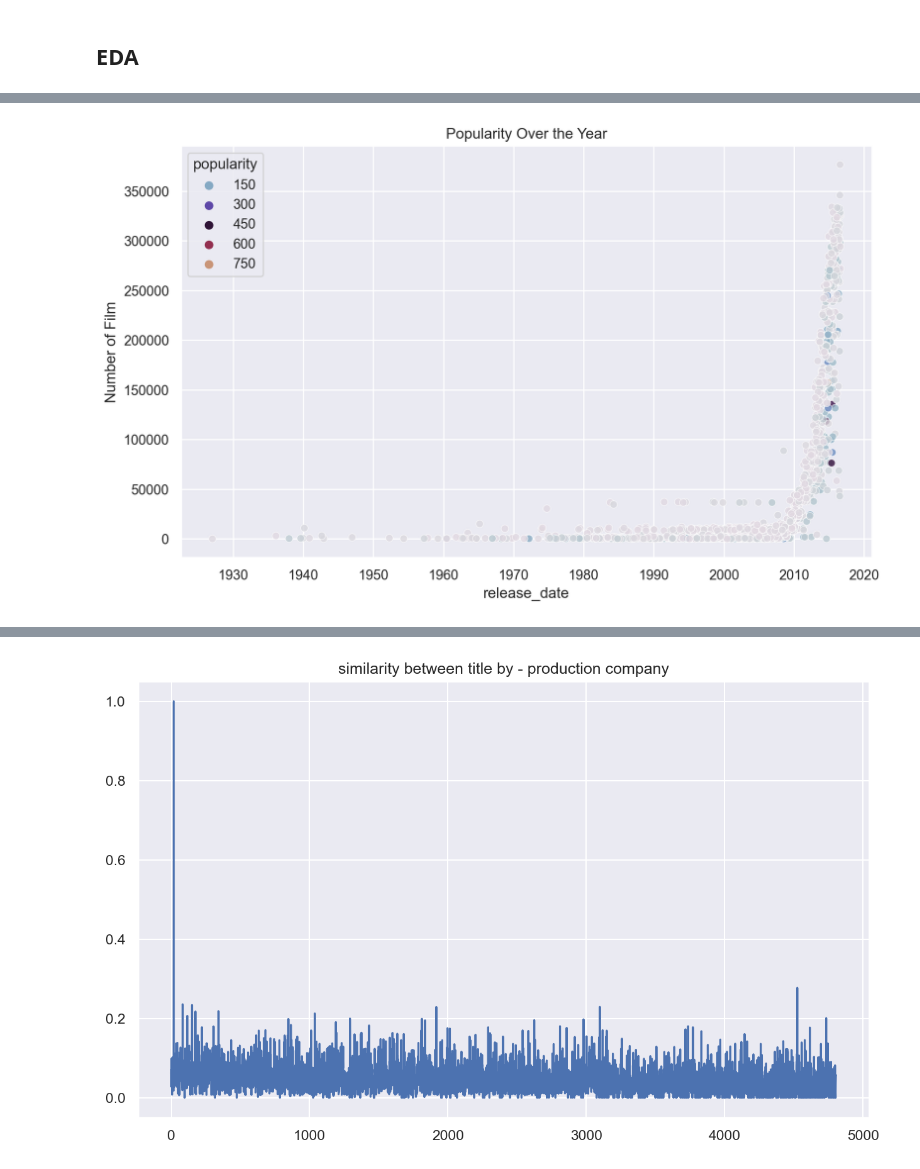
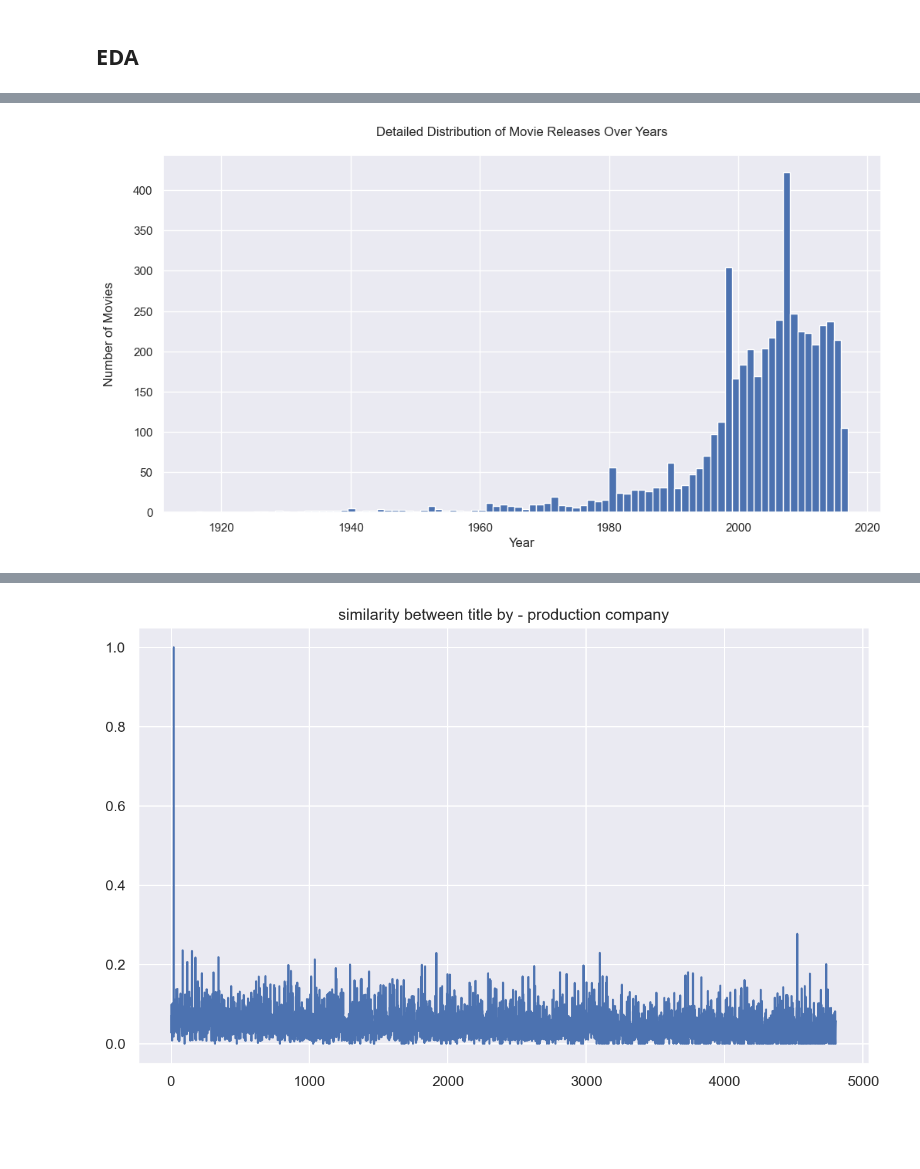
Before and after one commit to SimoneParvizi/Recomendation-system, a Jupyter notebook: Raccomandation_System.ipynb, the cells around one changed output, grey strips where cells are left out. Saved outputs shown, nothing was run; the diff lists cells and outputs as text; code cells hidden in the pictures; blank space fills up the shorter version.

```diff
--- a/Raccomandation_System.ipynb
+++ b/Raccomandation_System.ipynb
@@ -171,9 +132,10 @@ Name: popularity, dtype: float64
-# %%
-plt.figure(figsize=(10,6), dpi=200)
-sns.scatterplot(df[df['popularity']>22], x='release_date', y='id',
-                hue='popularity', alpha=.8, palette='twilight')
-plt.title("Popularity Over the Year")
-plt.ylabel("Number of Film");
-# %% [output]
-[figure, removed]
+# %%
+plt.figure(figsize=(12,6))
+ax = df['release_date'].dt.year.hist(bins=len(df['release_date'].dt.year.unique()))
+ax.set_ylabel("Number of Movies\n")
+ax.set_xlabel("Year")
+ax.set_title("Detailed Distribution of Movie Releases Over Years\n")
+plt.show()
+# %% [output]
+[figure, added]
 # %%
```
Also changed, not shown: parts of 36 cells of this notebook.
